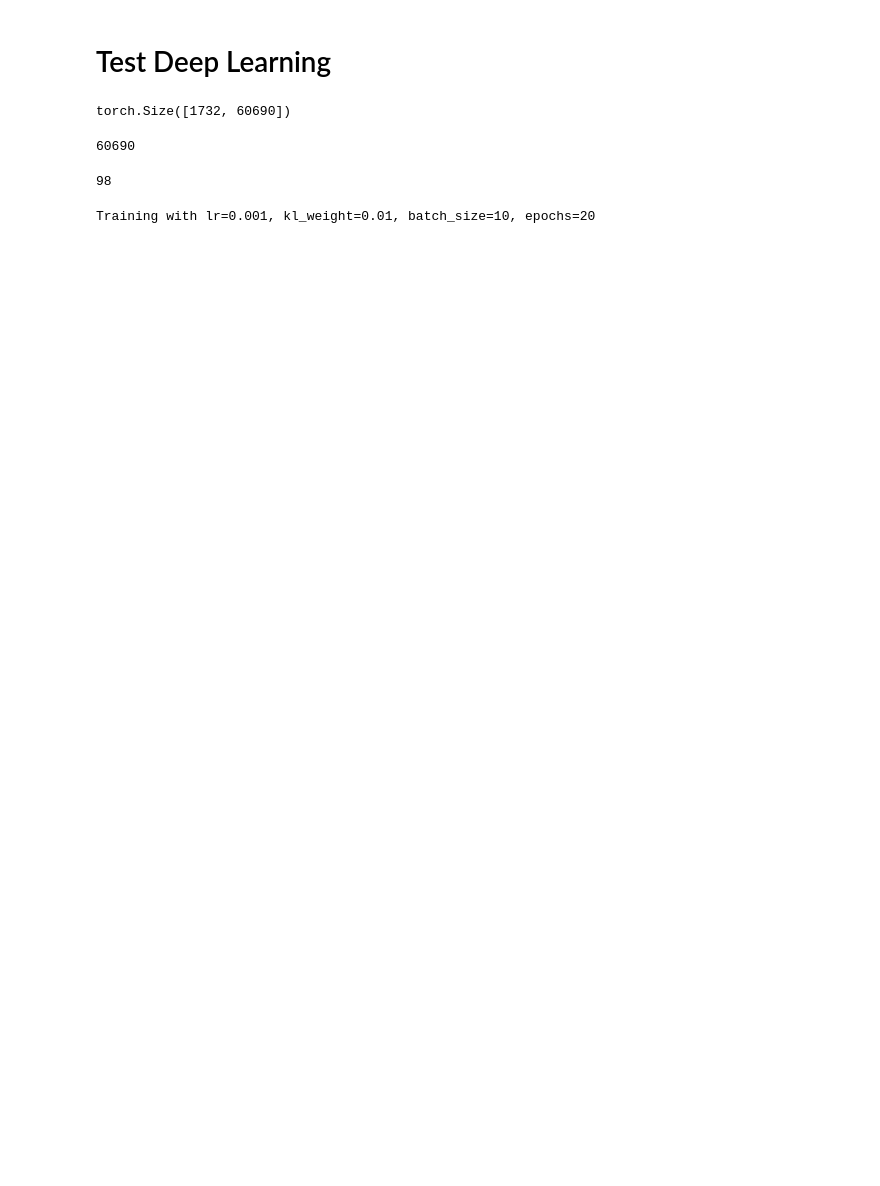
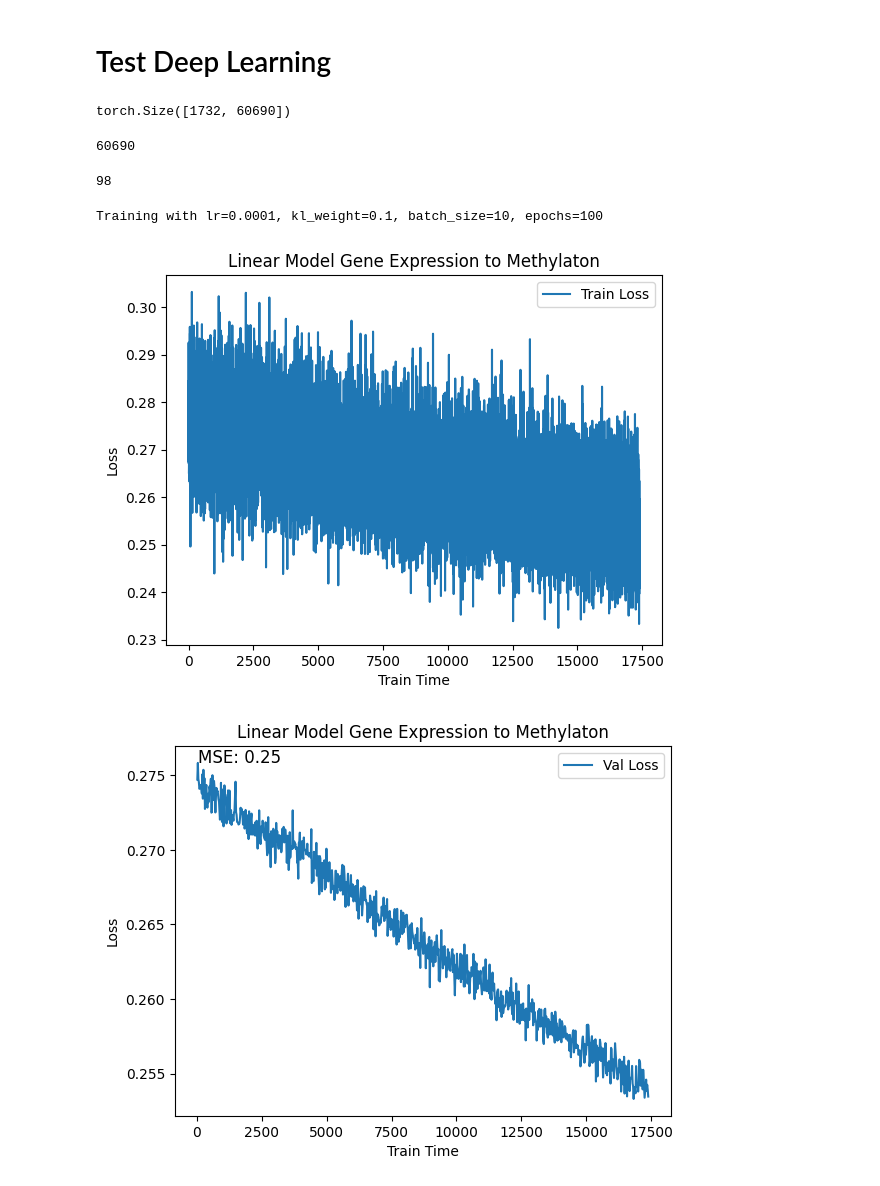
Before and after one commit to jacob-tye/methylation_analysis, a Jupyter notebook: bayesian_model_torchbnn.ipynb, the cells around one changed output. Cells and saved outputs as stored; diff of their text form; code cells hidden in the pictures; blank space fills up the shorter version.

```diff
--- a/bayesian_model_torchbnn.ipynb
+++ b/bayesian_model_torchbnn.ipynb
@@ -36,6 +41,6 @@ kl_loss = bnn.BKLLoss(reduction='mean', last_layer_only=False)
 # %%
 device = torch.device(
-    "cuda" if torch.cuda.is_available() else "cpu"
+    f"cuda:{CUDA_NUM}" if torch.cuda.is_available() else "cpu"
 )  ## specify the GPU id's, GPU id's start from 0.
 # %%
 def evaluate(model, mse, kl, val_loader, kl_weight):
@@ -236,7 +241,7 @@ def pred_vs_actual(model, valloader):
     plt.scatter(actual, predicted)
     plt.xlabel("True Methylation Levels")
     plt.ylabel("Predicted Methylation Levels")
-    plt.title("Neual Network Gene Expression Regressor Predictions vs True Values")
+    plt.title("Neural Network Gene Expression Regressor Predictions vs True Values")
     plt.plot(
         [min(actual), max(predicted)],
         [min(actual), max(predicted)],
@@ -255,9 +260,15 @@ def pred_vs_actual(model, valloader):
     )
 
     plt.show()
+# %%
+# Hyperparameters
+learning_rates = [1e-4]
+kl_weights = [0.1]
+batch_sizes = [10]
+epochs = [100]
 # %%
-# Hyperparameters
-learning_rates = [1e-3, 0.5e-3, 1e-4, 1e-5]
-kl_weights = [0.01, 0.1, 0.5, 1]
-batch_sizes = [10, 50, 100]
-epochs = [20, 100, 1000, 5000]
+# # Hyperparameters
+# learning_rates = [1e-3, 0.5e-3, 1e-4, 1e-5]
+# kl_weights = [0.01, 0.1, 0.5, 1]
+# batch_sizes = [10, 50]
+# epochs = [20, 100, 1000, 5000]
@@ -269,16 +275,43 @@ epochs = [20, 100, 1000, 5000]
 # %%
 # Iterate over all combinations
+results = []
 for epoch in epochs:
     for lr in learning_rates:
         for kl_weight in kl_weights:
             for batch_size in batch_sizes:
                 print(
                     f"Training with lr={lr}, kl_weight={kl_weight}, batch_size={batch_size}, epochs={epoch}"
                 )
-                train_losses, val_losses, last_val_loss, model, valloader = train_model(
-                    lr, kl_weight, batch_size, input_size, output_size, num_epochs=epoch
+                (
+                    train_losses,
+                    val_losses,
+                    last_val_loss,
+                    model,
+                    valloader,
+                    trainloader,
+                ) = train_model(
+                    lr,
+                    kl_weight,
+                    batch_size,
+                    input_size,
+                    output_size,
+                    num_epochs=epoch,
+                    val_every=20,
                 )
                 plot_losses(train_losses, val_losses, last_val_loss)
                 pred_vs_actual(model, valloader)
+                pred_vs_actual(model, trainloader)
+                results.append(
+                    {
+                        "lr": lr,
+                        "kl_weight": kl_weight,
+                        "batch_size": batch_size,
+                        "epoch": epoch,
+                        "val_loss": last_val_loss.item(),
+                        "model": model,
+                    }
+                )
 # %% [output]
-Training with lr=0.001, kl_weight=0.01, batch_size=10, epochs=20
+Training with lr=0.0001, kl_weight=0.1, batch_size=10, epochs=100
+[figure, added]
+[figure, added]
```
Also changed, not shown: parts of 5 cells of this notebook, 6 other files.
